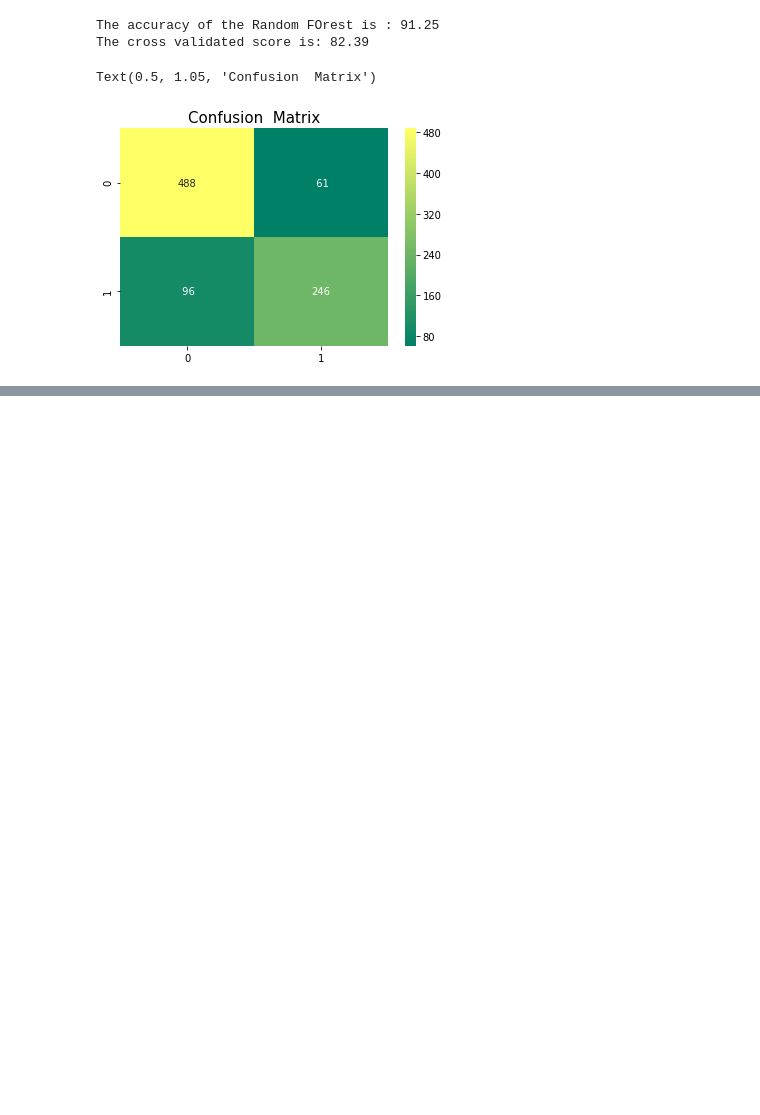
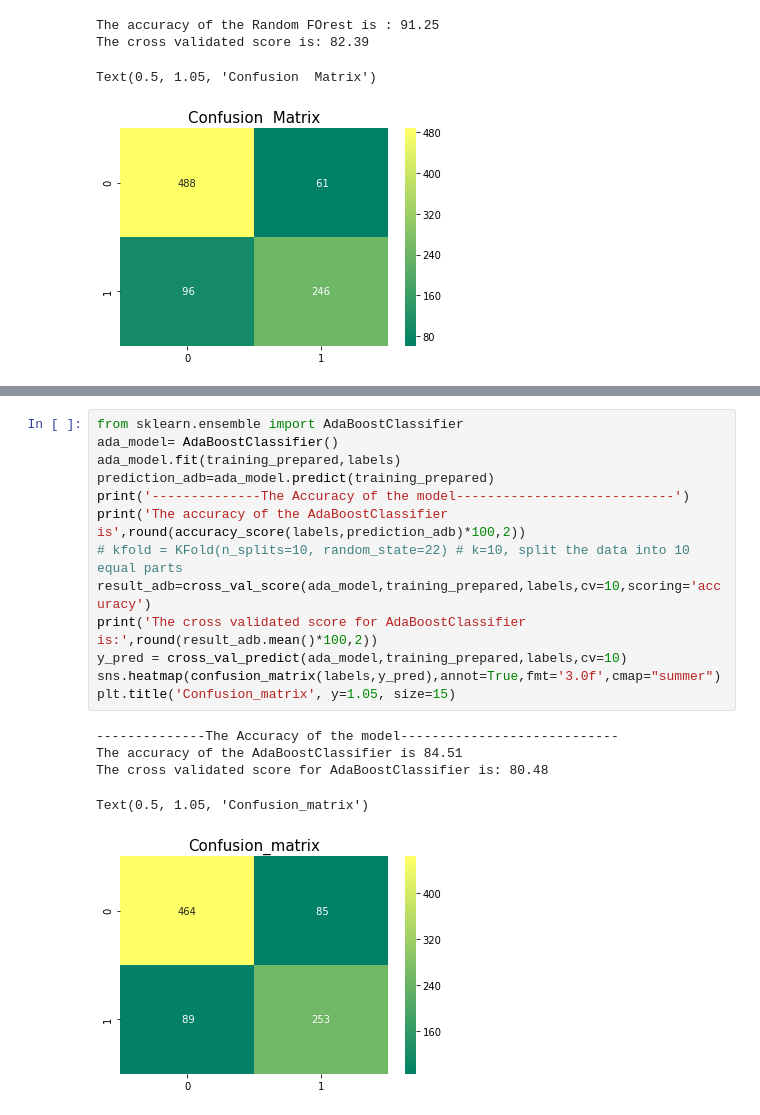
Before and after one commit to Rojanmhj2055/TitanicDataset, a Jupyter notebook: titanic.ipynb, the cells around one changed output, grey strips where cells are left out. Cells and saved outputs as stored; diff of their text form; blank space fills up the shorter version.

Commit message:
added AdaBoost and SVC

```diff
--- a/titanic.ipynb
+++ b/titanic.ipynb
@@ -214,0 +227,19 @@ model_svc.fit(training_prepared,labels)
+# %%
+from sklearn.ensemble import AdaBoostClassifier
+ada_model= AdaBoostClassifier()
+ada_model.fit(training_prepared,labels)
+prediction_adb=ada_model.predict(training_prepared)
+print('--------------The Accuracy of the model----------------------------')
+print('The accuracy of the AdaBoostClassifier is',round(accuracy_score(labels,prediction_adb)*100,2))
+# kfold = KFold(n_splits=10, random_state=22) # k=10, split the data into 10 equal parts
+result_adb=cross_val_score(ada_model,training_prepared,labels,cv=10,scoring='accuracy')
+print('The cross validated score for AdaBoostClassifier is:',round(result_adb.mean()*100,2))
+y_pred = cross_val_predict(ada_model,training_prepared,labels,cv=10)
+sns.heatmap(confusion_matrix(labels,y_pred),annot=True,fmt='3.0f',cmap="summer")
+plt.title('Confusion_matrix', y=1.05, size=15)
+# %% [output]
+--------------The Accuracy of the model----------------------------
+The accuracy of the AdaBoostClassifier is 84.51
+The cross validated score for AdaBoostClassifier is: 80.48
+Text(0.5, 1.05, 'Confusion_matrix')
+[figure, added]
```
Also changed, not shown: parts of 2 cells of this notebook.
